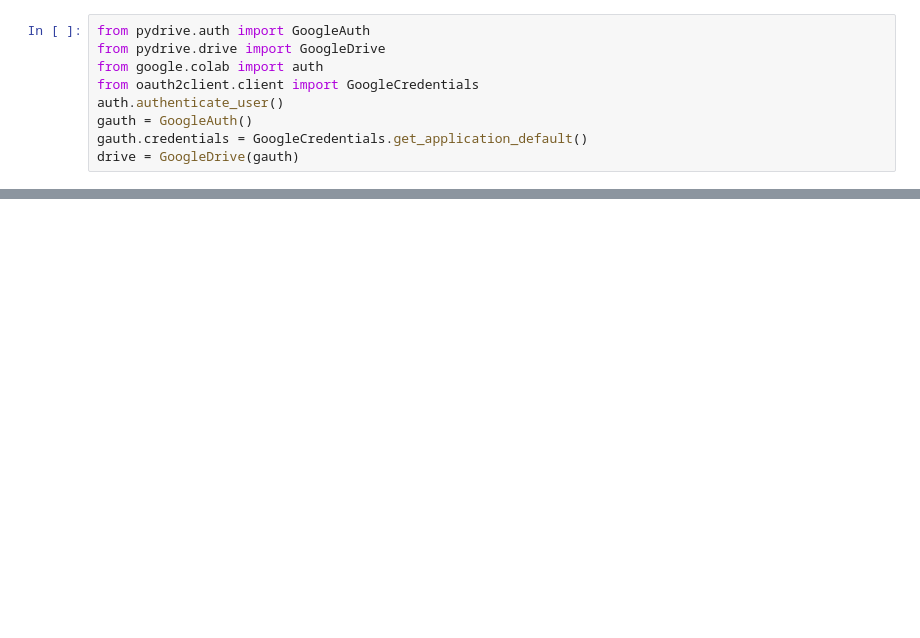
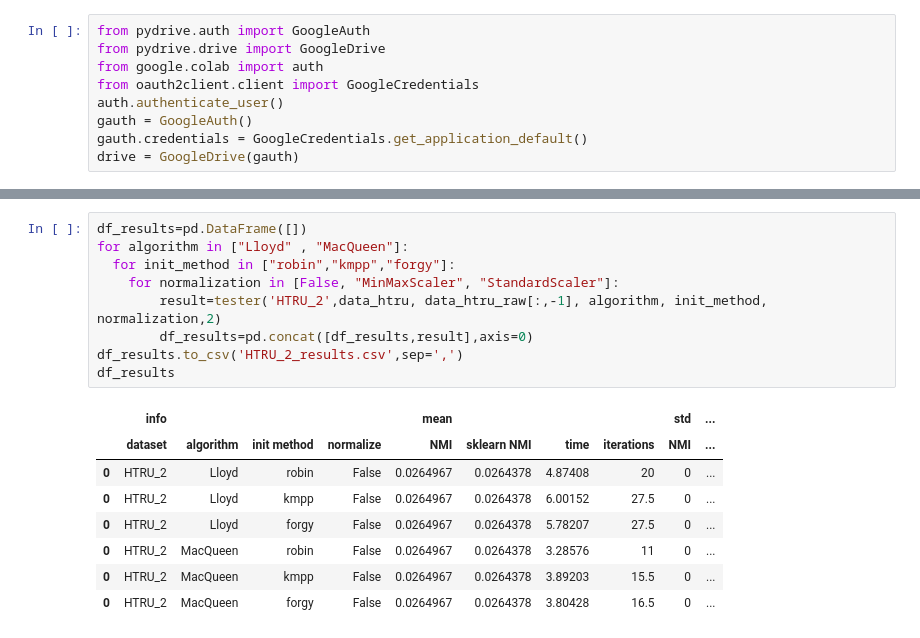
Before and after one commit to joaxkal/SDM, a Jupyter notebook: kmeans/KMeans.ipynb, the cells around one changed output, grey strips where cells are left out. Saved outputs shown, nothing was run; the diff lists cells and outputs as text; blank space fills up the shorter version.

```diff
--- a/kmeans/KMeans.ipynb
+++ b/kmeans/KMeans.ipynb
@@ -295,0 +373,18 @@ ITERATION 1 2020-03-24 00:00:23.238007
+# %%
+df_results=pd.DataFrame([])
+for algorithm in ["Lloyd" , "MacQueen"]:
+  for init_method in ["robin","kmpp","forgy"]:
+    for normalization in [False, "MinMaxScaler", "StandardScaler"]:
+        result=tester('HTRU_2',data_htru, data_htru_raw[:,-1], algorithm, init_method, normalization,2)
+        df_results=pd.concat([df_results,result],axis=0)
+df_results.to_csv('HTRU_2_results.csv',sep=',')
+df_results
+# %% [output]
+|  | info |  |  |  | mean |  |  |  | std | ... |
+|  | dataset | algorithm | init method | normalize | NMI | sklearn NMI | time | iterations | NMI | ... |
+| 0 | HTRU_2 | Lloyd | robin | False | 0.0264967 | 0.0264378 | 4.87408 | 20 | 0 | ... |
+| 0 | HTRU_2 | Lloyd | kmpp | False | 0.0264967 | 0.0264378 | 6.00152 | 27.5 | 0 | ... |
+| 0 | HTRU_2 | Lloyd | forgy | False | 0.0264967 | 0.0264378 | 5.78207 | 27.5 | 0 | ... |
+| 0 | HTRU_2 | MacQueen | robin | False | 0.0264967 | 0.0264378 | 3.28576 | 11 | 0 | ... |
+| 0 | HTRU_2 | MacQueen | kmpp | False | 0.0264967 | 0.0264378 | 3.89203 | 15.5 | 0 | ... |
+| 0 | HTRU_2 | MacQueen | forgy | False | 0.0264967 | 0.0264378 | 3.80428 | 16.5 | 0 | ... |
```
Also changed, not shown: parts of 7 cells of this notebook.
